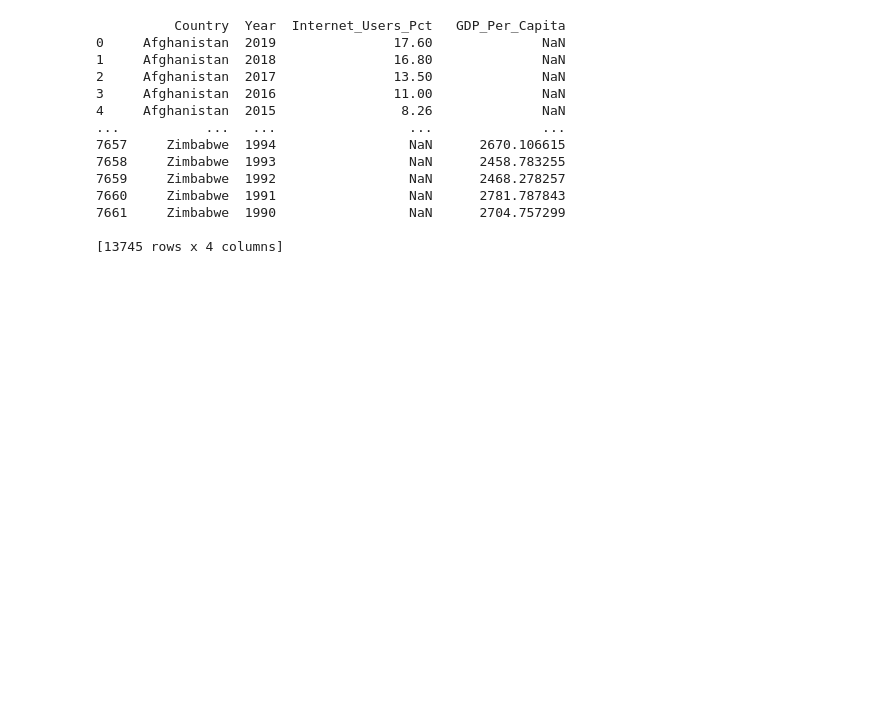
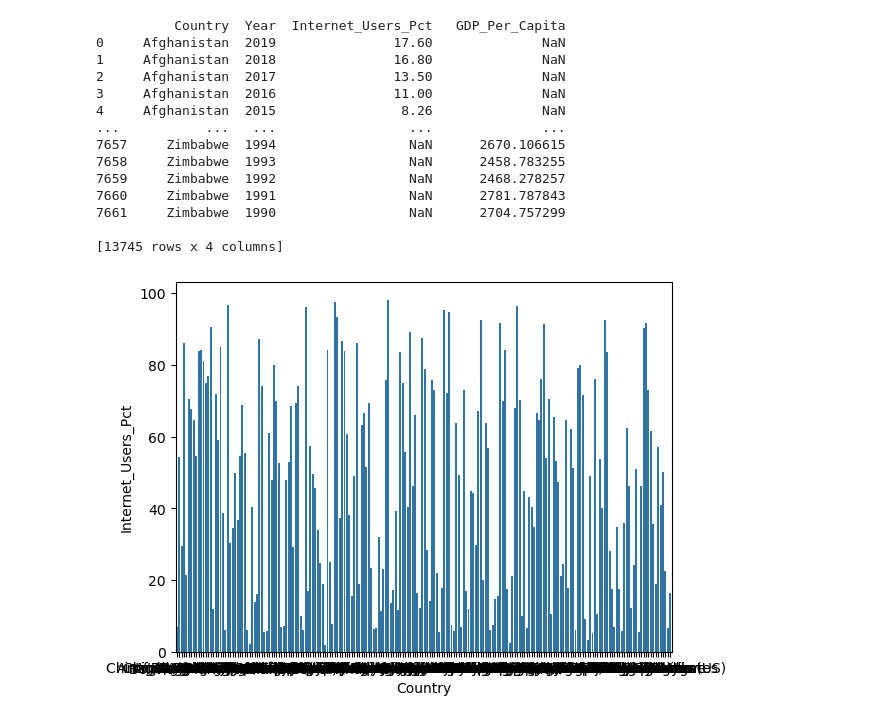
Before and after one commit to NSS-Data-Analytics-Cohort-12/un-python-wileymartin, a Jupyter notebook: Wiley.ipynb, the cells around one changed output. Drawn from its saved outputs; the diff is of its cells as text; code cells hidden in the pictures; blank space fills up the shorter version.

```diff
--- a/Wiley.ipynb
+++ b/Wiley.ipynb
@@ -500,8 +500,8 @@ print(filtered_df_combo)
 internet_use = pd.read_csv(r"C:\DA12\Projects\Python\Projects\un-python-wileymartin\data\internet_use_1.csv", nrows = 6083)
 iu = internet_use.drop('Value Footnotes',axis =1 )
 iu_rename = iu.rename(columns={'Country or Area' : 'Country', 'Year' : 'Year' , 'Value' : 'Internet_Users_Pct'})
-filtered_df = iu_rename[iu_rename['Year'] == 2014]
-criteria_df = filtered_df[filtered_df.iloc[:,2] <= 5.0 ]
+filtered_df_combo = iu_rename[iu_rename['Year'] == 2014]
+criteria_df = filtered_df_combo[filtered_df.iloc[:,2] <= 5.0 ]
 print(criteria_df)
 # %% [output]
                                Country  Year  Internet_Users_Pct
@@ -555,3 +555,16 @@ print(gdp_and_internet_use)
 7661     Zimbabwe  1990                 NaN      2704.757299
 
 [13745 rows x 4 columns]
+# %%
+import pandas as pd
+import numpy as np
+import matplotlib.pyplot as plt
+import seaborn as sns
+
+frames = [criteria_df, filtered_df_combo]
+result=  pd.concat(frames)
+
+groupedvalues = result.groupby('Country').sum().reset_index()
+g = sns.barplot(x='Country',y='Internet_Users_Pct', data =groupedvalues)
+# %% [output]
+[figure, added]
```
Also changed, not shown: parts of 2 cells of this notebook.
